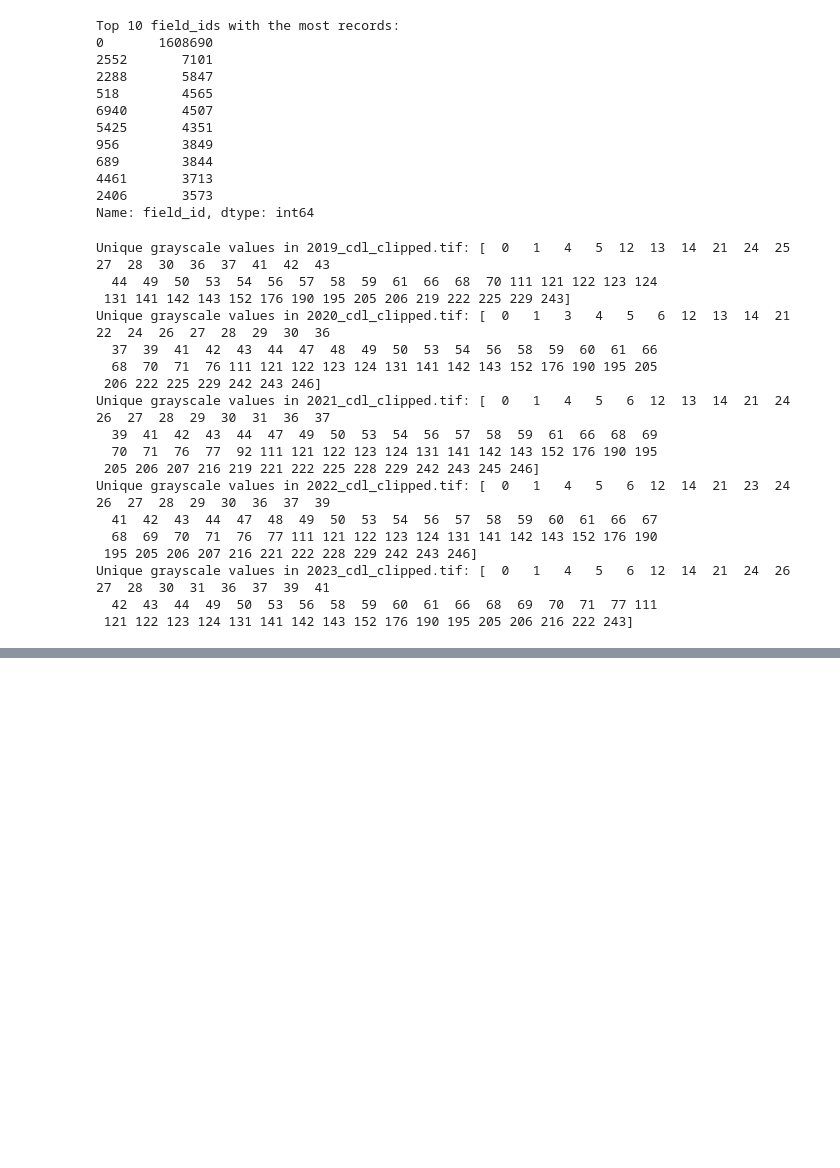
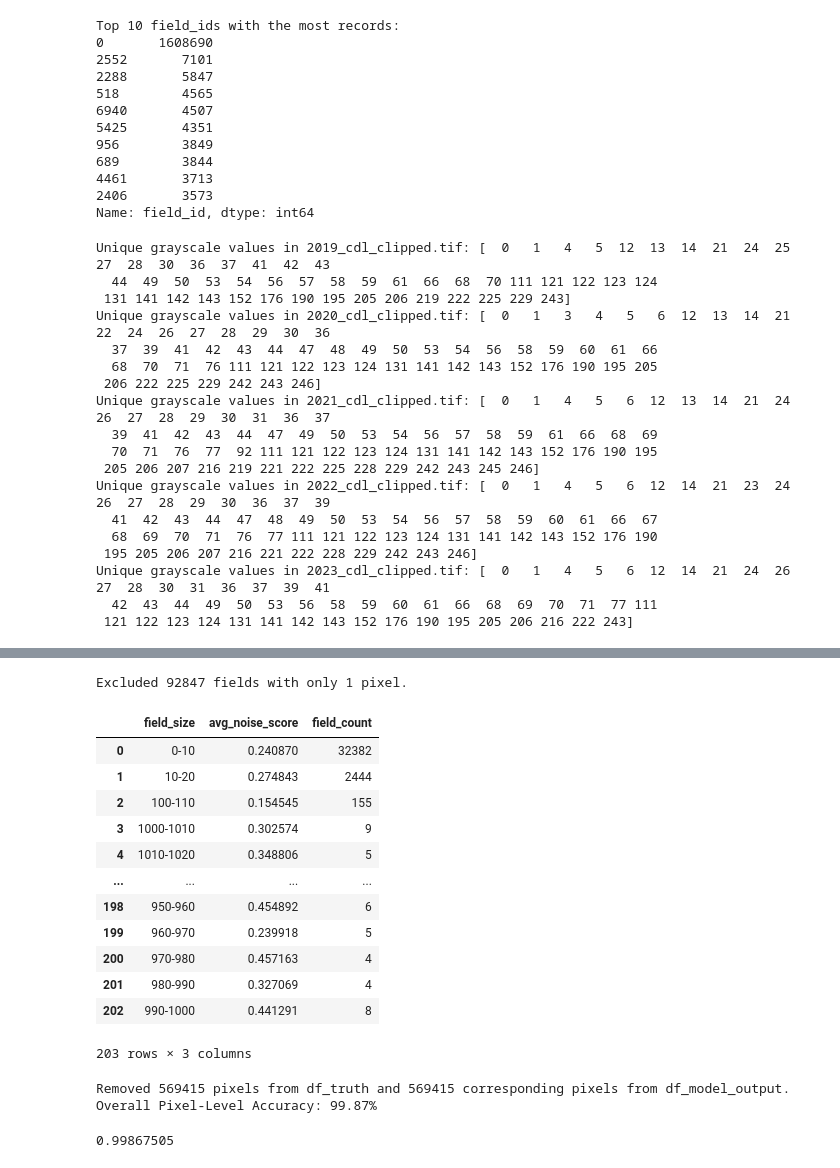
Before and after one commit to lingyundai/DAEN690-Team-Satellite-FBI, a Jupyter notebook: src/accuracy_calculator.ipynb, the cells around one changed output, grey strips where cells are left out. Saved outputs shown, nothing was run; the diff lists cells and outputs as text; code cells hidden in the pictures; blank space fills up the shorter version.

```diff
--- a/src/accuracy_calculator.ipynb
+++ b/src/accuracy_calculator.ipynb
@@ -114,6 +120,29 @@ CROP_TYPE_MAP = {
     245: "Celery",
     247: "Turnips"
 }
+# %%
+#Create Majority Filter that will be used to filter out noise
+def conditional_majority_filter(image, size=3):
+    """Applies a majority filter only if the center pixel is the only outlier.
+
+    Args:
+        image (numpy array): The input image.
+        size (int): The size of the filtering window (default is 3x3).
+
+    Returns:
+        numpy array: The filtered image.
+    """
+    def majority_if_outlier(values):
+        center_pixel = values[len(values) // 2]  # Center pixel in the window
+        surrounding_pixels = np.delete(values, len(values) // 2)  # Exclude center pixel
+
+        # Check if all surrounding pixels are the same
+        if np.all(surrounding_pixels == surrounding_pixels[0]) and center_pixel != surrounding_pixels[0]:
+            return surrounding_pixels[0]  # Replace with majority (surrounding value)
+        else:
+            return center_pixel  # Keep original value
+
+    return generic_filter(image, majority_if_outlier, size=(size, size))
 # %%
 #Uses the CROP_TYPE_MAP to apply crop labels to each pixel based on their grayscale value
 
@@ -209,13 +177,13 @@ def label_fields_no_filter(df: pd.DataFrame, reference_tif):
 # %%
-#Function to group pixels together based on color and assign field labels (with median filter). Adds field_id column onto existing dataframe
+#Function to group pixels together based on color and assign field labels (with majority filter). Adds field_id column onto existing dataframe
 def label_fields_with_filter(df: pd.DataFrame, reference_tif):
     # Open the TIFF file
     with rasterio.open(reference_tif) as ref_src:
         ref_image = ref_src.read(1)  # Read as grayscale
         ref_image = ref_image.astype(np.uint8)
 
-    #Apply a median filter to remove noise & prevent small pixel errors (removing this line keeps noise)
-    ref_image = median_filter(ref_image, size=3)
+    #Apply a majority filter to remove noise & prevent small pixel errors (removing this line keeps noise)
+    ref_image = conditional_majority_filter(ref_image, size=3)
 
     height, width = ref_image.shape
 
@@ -420,0 +448,3 @@ Unique grayscale values in 2023_cdl_clipped.tif: [  0   1   4   5   6  12  14  2
+# %%
+#this creates an array of non-crop grayscale values that we want to exclude from the calculation
+exclude_grayscale_values = [61, 92, 111, 121, 123, 124, 131, 141, 142, 143, 152, 176, 190, 195]
@@ -420,0 +578,23 @@ Unique grayscale values in 2023_cdl_clipped.tif: [  0   1   4   5   6  12  14  2
+# %%
+compute_field_noise(field_label_df_2019_with_filter, field_label_df_2020_with_filter, exclude_grayscale_values, bin_size = 10)
+# %% [output]
+Excluded 92847 fields with only 1 pixel.
+|  | field_size | avg_noise_score | field_count |
+| 0 | 0-10 | 0.240870 | 32382 |
+| 1 | 10-20 | 0.274843 | 2444 |
+| 2 | 100-110 | 0.154545 | 155 |
+| 3 | 1000-1010 | 0.302574 | 9 |
+| 4 | 1010-1020 | 0.348806 | 5 |
+| ... | ... | ... | ... |
+| 198 | 950-960 | 0.454892 | 6 |
+| 199 | 960-970 | 0.239918 | 5 |
+| 200 | 970-980 | 0.457163 | 4 |
+| 201 | 980-990 | 0.327069 | 4 |
+| 202 | 990-1000 | 0.441291 | 8 |
+203 rows × 3 columns
+# %%
+compute_pixel_level_accuracy(df_model_output, df_truth, exclude_grayscale_values)
+# %% [output]
+Removed 569415 pixels from df_truth and 569415 corresponding pixels from df_model_output.
+Overall Pixel-Level Accuracy: 99.87%
+0.99867505
```
Also changed, not shown: parts of 24 cells of this notebook.
